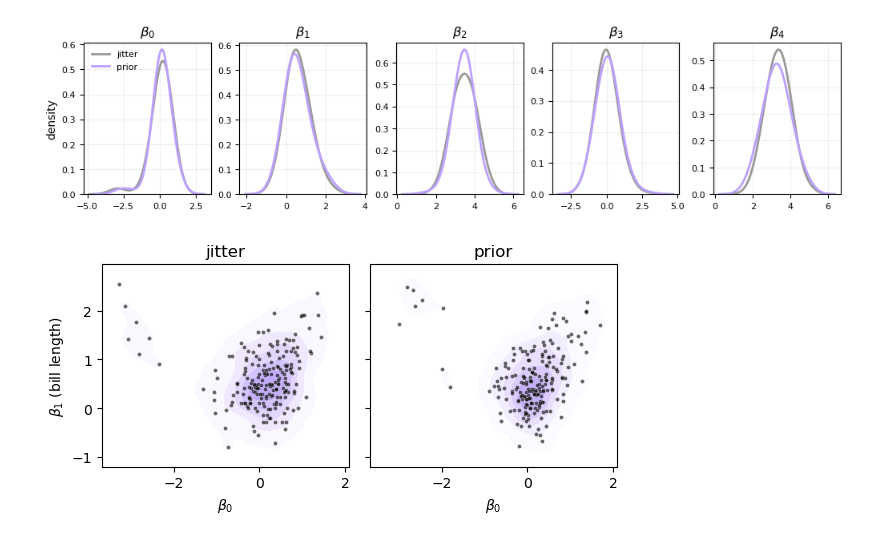
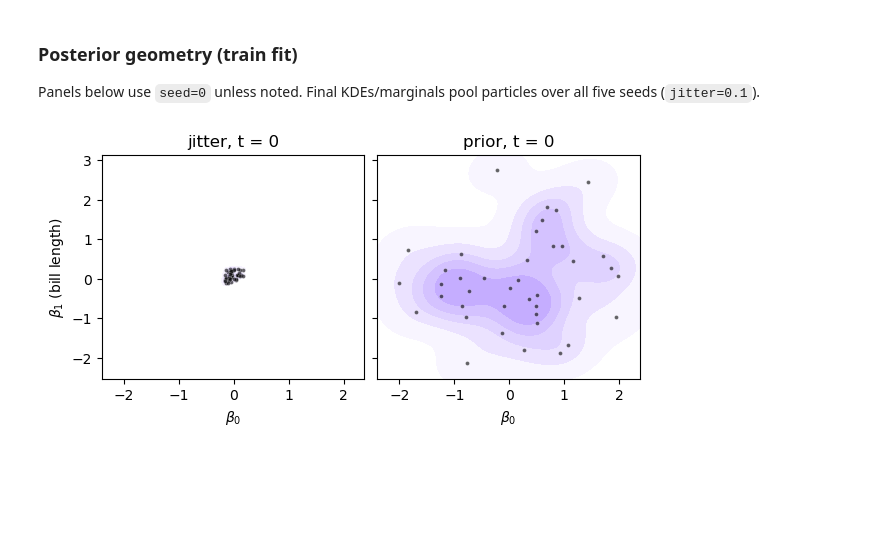
Before and after one commit to pymc-devs/pymc-prop, a Jupyter notebook: examples/init_sensitivity_penguins.ipynb, the cells around one changed output. Saved outputs shown, nothing was run; the diff lists cells and outputs as text; code cells hidden in the pictures; blank space fills up the shorter version.

```diff
--- a/examples/init_sensitivity_penguins.ipynb
+++ b/examples/init_sensitivity_penguins.ipynb
@@ -188,32 +198,22 @@ plt.show()
-# %%
-fig, axes = plt.subplots(1, 5, figsize=(10, 2.4), layout="constrained")
-inits = [("jitter", COLOR_DATA), ("prior", COLOR_PRO)]
-for dim, (ax, xlab) in enumerate(zip(axes, BETA_LABELS)):
-    for init, color in inits:
-        sns.kdeplot(
-            x=finals_for(init)[:, dim],
-            ax=ax,
-            color=color,
-            linewidth=2,
-            bw_adjust=BW_ADJUST_1D,
-            label=init,
-        )
-    ax.set(title=xlab, xlabel="", ylabel="density" if dim == 0 else "")
-    ax.grid(alpha=0.2)
-    ax.tick_params(labelsize=8)
-axes[0].legend(frameon=False, fontsize=8)
-plt.show()
-# %% [output]
-[figure, removed]
+# %% [markdown]
+### Posterior geometry (train fit)
+
+Panels below use `seed=0` unless noted. Final KDEs/marginals pool particles over all five seeds (`jitter=0.1`).
 # %%
-all_pts = np.vstack([finals_for("jitter")[:, :2], finals_for("prior")[:, :2]])
-xlim, ylim = beta_limits([all_pts])
-
-fig, axes = plt.subplots(1, 2, figsize=(6, 3), sharex=True, sharey=True)
-for ax, init in zip(axes, ["jitter", "prior"]):
-    plot_beta_cloud(ax, finals_for(init)[:, :2], xlim, ylim, init)
-plt.tight_layout()
+# t = 0 particle clouds in (beta_0, beta_1); shared limits across inits
+xlim, ylim = beta_limits([
+    record_for(init)["traj"][0][:, :2] for init in INIT_CHOICES
+])
+fig, axes = plt.subplots(1, 2, figsize=(6, 3), sharex=True, sharey=True, layout="constrained")
+for ax, init in zip(axes, INIT_CHOICES):
+    plot_beta_cloud(
+        ax,
+        record_for(init)["traj"][0][:, :2],
+        xlim,
+        ylim,
+        f"{init}, t = 0",
+    )
 plt.show()
 # %% [output]
-[figure, old version]
+[figure, new version]
 # %%
```
Also changed, not shown: parts of 16 cells of this notebook, 1 other file.
